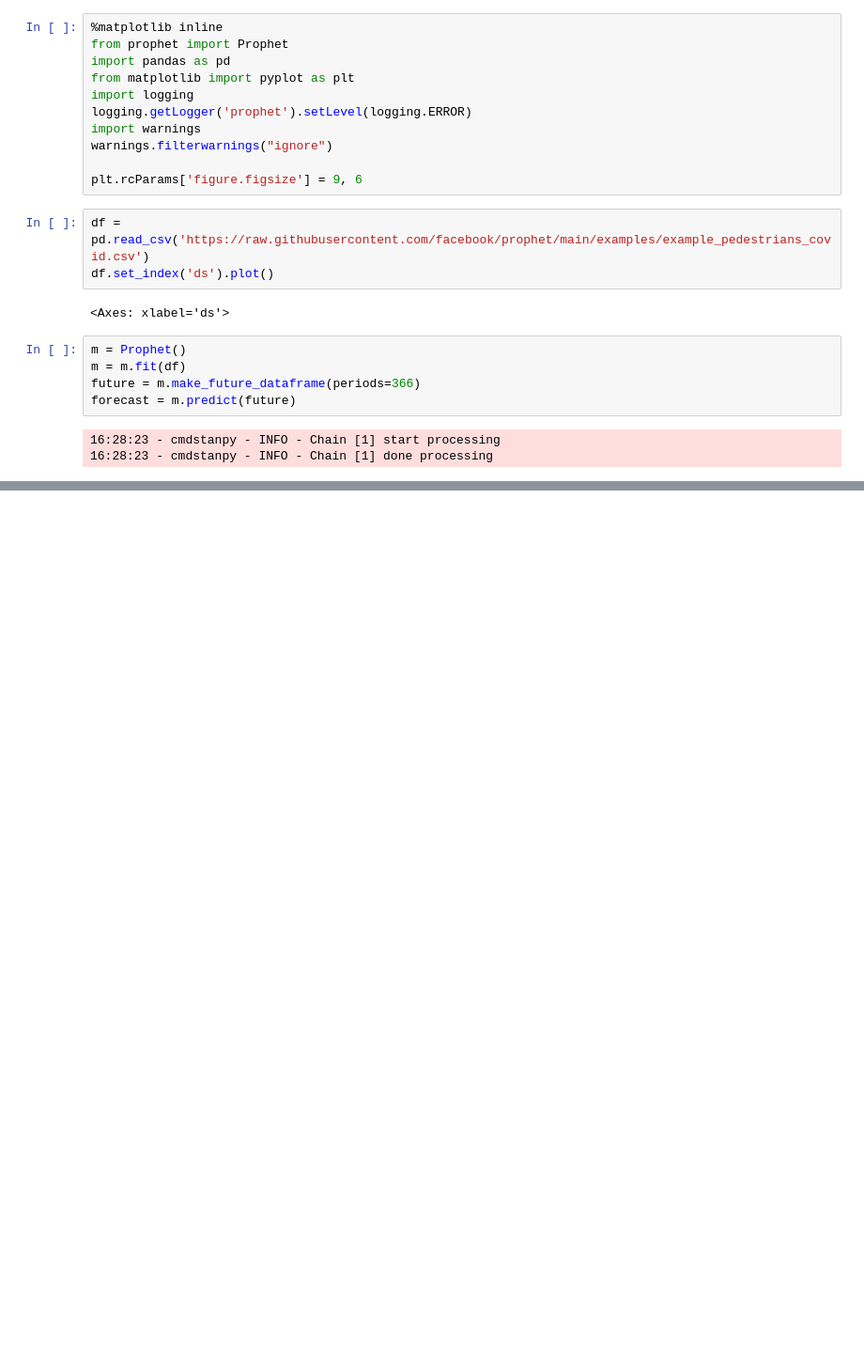
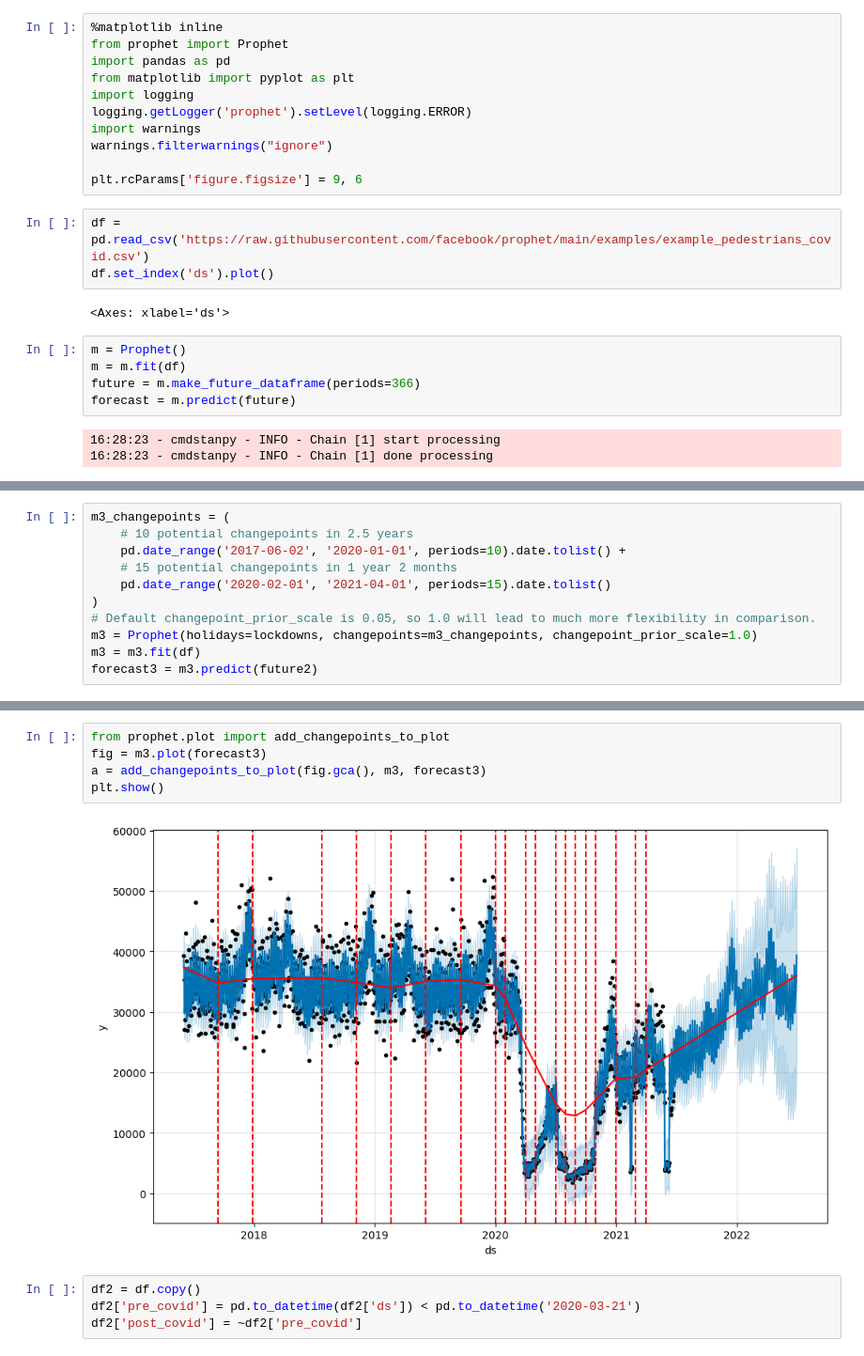
Before and after one commit to ajcryan/FB_Prophet_Project, a Jupyter notebook: FBProphetCovid.ipynb, the cells around one changed output, grey strips where cells are left out. Shown at 94% size. Cells and saved outputs as stored; diff of their text form; blank space fills up the shorter version.

```diff
--- a/FBProphetCovid.ipynb
+++ b/FBProphetCovid.ipynb
@@ -30,0 +87,11 @@ m.plot_components(forecast);
+# %%
+m3_changepoints = (
+    # 10 potential changepoints in 2.5 years
+    pd.date_range('2017-06-02', '2020-01-01', periods=10).date.tolist() +
+    # 15 potential changepoints in 1 year 2 months
+    pd.date_range('2020-02-01', '2021-04-01', periods=15).date.tolist()
+)
+# Default changepoint_prior_scale is 0.05, so 1.0 will lead to much more flexibility in comparison.
+m3 = Prophet(holidays=lockdowns, changepoints=m3_changepoints, changepoint_prior_scale=1.0)
+m3 = m3.fit(df)
+forecast3 = m3.predict(future2)
@@ -30,0 +101,11 @@ m.plot_components(forecast);
+# %%
+from prophet.plot import add_changepoints_to_plot
+fig = m3.plot(forecast3)
+a = add_changepoints_to_plot(fig.gca(), m3, forecast3)
+plt.show()
+# %% [output]
+[figure, added]
+# %%
+df2 = df.copy()
+df2['pre_covid'] = pd.to_datetime(df2['ds']) < pd.to_datetime('2020-03-21')
+df2['post_covid'] = ~df2['pre_covid']
```
Also changed, not shown: parts of 15 cells of this notebook, 1 other file.
